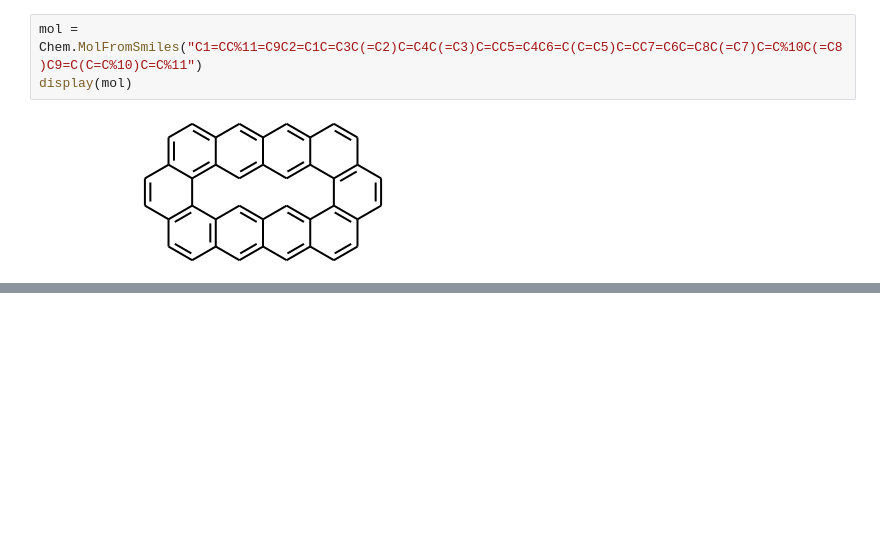
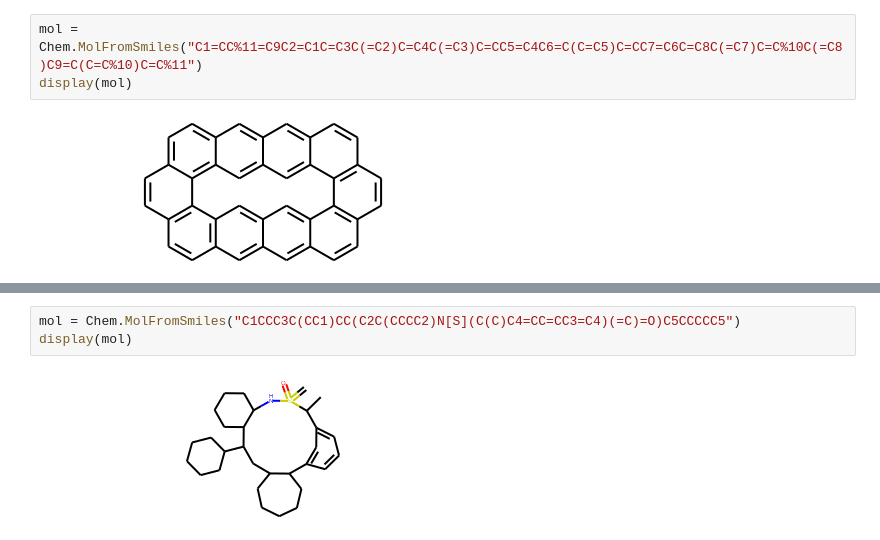
Before and after one commit to VEK239/StructGNN-lipophilicity, a Jupyter notebook: notebooks/26_molecules_from_tests_viewing.ipynb, the cells around one changed output, grey strips where cells are left out. Cells and saved outputs as stored; diff of their text form; blank space fills up the shorter version.

```diff
--- a/notebooks/26_molecules_from_tests_viewing.ipynb
+++ b/notebooks/26_molecules_from_tests_viewing.ipynb
@@ -12,0 +18,5 @@ display(mol)
+# %%
+mol = Chem.MolFromSmiles("C1CCC3C(CC1)CC(C2C(CCCC2)N[S](C(C)C4=CC=CC3=C4)(=C)=O)C5CCCCC5")
+display(mol)
+# %% [output]
+[figure, added]
```
Also changed, not shown: parts of 1 cell of this notebook, 1 other file.
